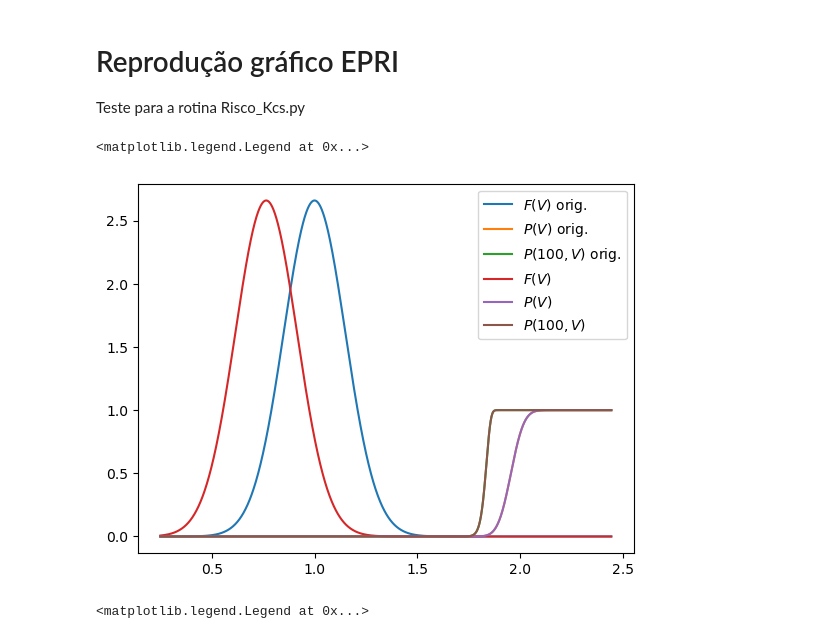
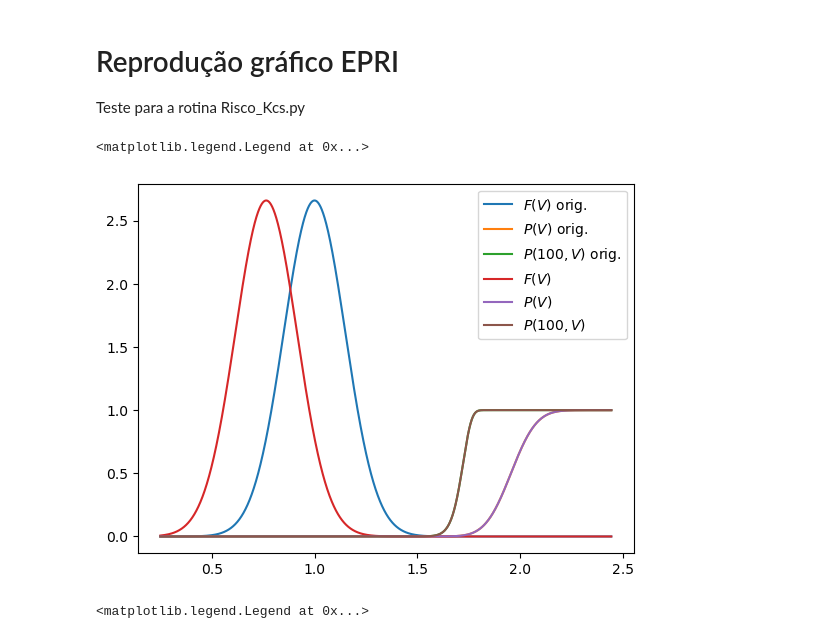
Before and after one commit to carloskleber/nbr5422, a Jupyter notebook: python/surgeEPRI.ipynb, the cells around one changed output. Cells and saved outputs as stored; diff of their text form; code cells hidden in the pictures.

```diff
--- a/python/surgeEPRI.ipynb
+++ b/python/surgeEPRI.ipynb
@@ -41,36 +42,37 @@ def RISCO(Kcs, Ngaps, sig, sig_S):
     return(sum(ris) * du) # Eq. 5.13-9
 # %%
 # Reprodução da figura 5.13-1
+# Batendo a definição das distribuições com as fórmulas no EPRI
 Kcs = 1.4
 Ngaps = 1
 sig = 0.05
 sig_S = 0.15
 V50 = 1
 V2  = V50*(1+2.05*sig_S)
 U90 = Kcs*V2            #tensão com 90% de probabilidade de descarga (pu)
 U50 = U90/(1-1.28*sig)  #tensão com 50% de probabilidade de descarga (pu)
 umin = V50*(1-5*sig_S)
 umax = U50*(1+5*sig)
 du = 0.001
 u = np.arange(umin, umax, du)
-sob = norm.pdf(u,V50,sig_S)
-sup = norm.cdf(u,U50,sig)
+sob = norm.pdf(u,V50,V50*sig_S)
+sup = norm.cdf(u,U50,U50*sig)
 supn = 1 - (1 - sup)**100
 
 sob2 = np.zeros(len(u))
 sup2 = np.zeros(len(u))
 supn2 = np.zeros(len(u))
 for i,uu in enumerate(u):
-    sob2[i] = pdfSob(uu, V50, sig_S)
-    sup2[i] = cdfSup(uu, U50, sig)
-    supn2[i] = cdfSupN(100, uu, U50, sig)
+    sob2[i] = pdfSob(uu, V50, V50*sig_S)
+    sup2[i] = cdfSup(uu, U50, U50*sig)
+    supn2[i] = cdfSupN(100, uu, U50, U50*sig)
 
 plt.figure()
 plt.plot(u, sob, u, sup, u, supn, u, sob2, u, sup2, u, supn2)
 plt.legend([r'$F(V)$ orig.', r'$P(V)$ orig.', r'$P(100,V)$ orig.', r'$F(V)$', r'$P(V)$', r'$P(100,V)$'])
 # %% [output]
 <matplotlib.legend.Legend at 0x...>
-[figure, old version]
+[figure, new version]
 # %%
 # Reprodução da figura 5.13-2
 K = np.arange(1,1.80,0.01) # coeficiente estatístico: R = CFO/S_2
```
Also changed, not shown: parts of 1 cell of this notebook.
